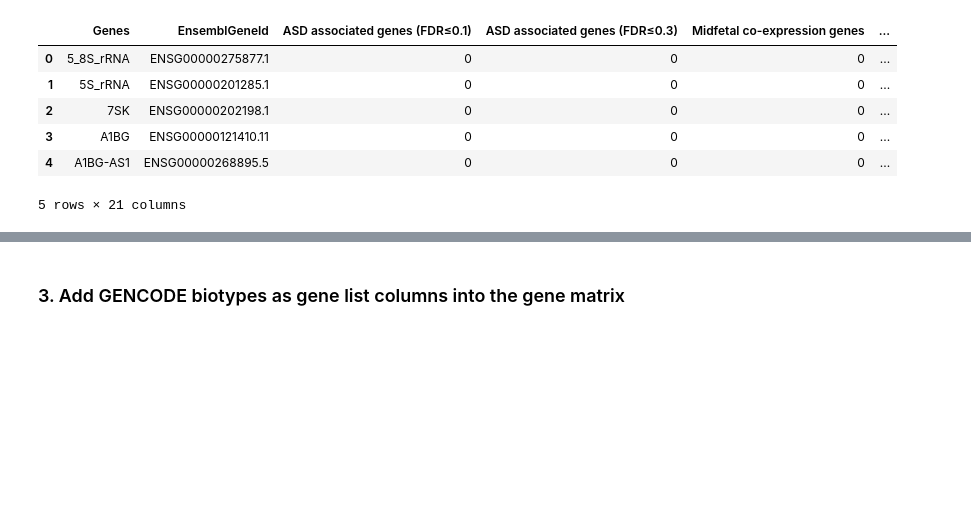
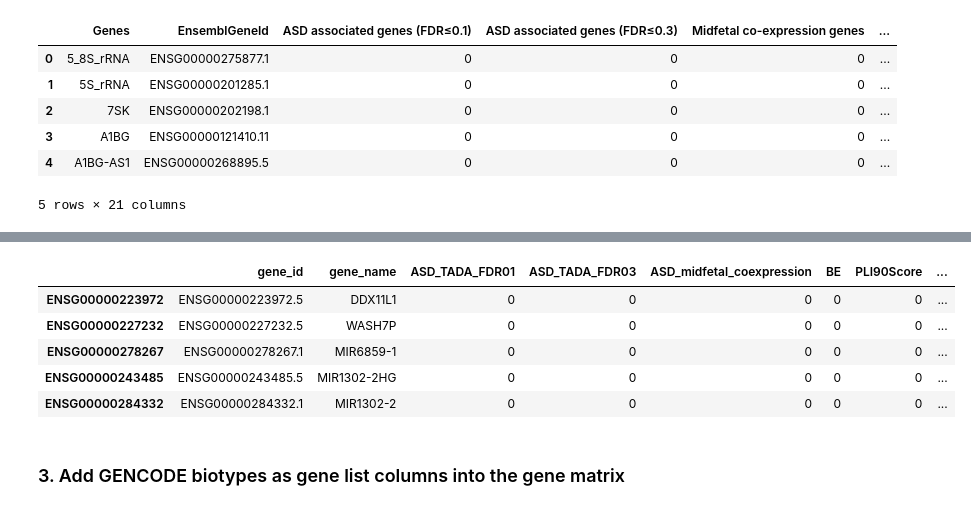
Before and after one commit to joonan-lab/gene-mat-recipe, a Jupyter notebook: src/recipe.ipynb, the cells around one changed output, grey strips where cells are left out. Cells and saved outputs as stored; diff of their text form; code cells hidden in the pictures; blank space fills up the shorter version.

Commit message:
Update the recipe: previous gene matrix, GENCODE biotype, 102 ASD, 299 DDD, HI genes from gnomAD

```diff
--- a/src/recipe.ipynb
+++ b/src/recipe.ipynb
@@ -15,18 +13,25 @@ from collections import defaultdict
 project_dir = os.path.dirname(os.path.abspath('.'))
 conf_dir = os.path.join(project_dir, 'conf')
 path_conf_path = os.path.join(conf_dir, 'filepaths.yaml')
+gene_list_conf_path = os.path.join(conf_dir, 'gene_list_names.yaml')
 gene_type_conf_path = os.path.join(conf_dir, 'gene_biotype.yaml')
 
 with open(path_conf_path) as path_conf_file:
-    path_conf = yaml.safe_load(path_conf_file)
+    path_dict = yaml.safe_load(path_conf_file)
 
-gencode_path = os.path.join(project_dir, path_conf['GENCODE'])
-prev_gene_mat_path = os.path.join(project_dir, path_conf['An2018'])
-alt_gene_list_path = os.path.join(project_dir, path_conf['An2018_ALTGENE'])
+with open(gene_list_conf_path) as gene_list_conf_file:
+    gene_list_name_dict = yaml.safe_load(gene_list_conf_file)
+
+gencode_path = os.path.join(project_dir, path_dict['GENCODE'])
+prev_gene_mat_path = os.path.join(project_dir, path_dict['An2018'])
+hgnc_path = os.path.join(project_dir, path_dict['HGNC'])
+alt_gene_list_path = os.path.join(project_dir, path_dict['An2018_ALT_GENE'])
 # %%
 # Load the data
 gencode_df = pd.read_table(gencode_path, compression='gzip', comment='#', names=['seqname', 'source', 'feature', 'start', 'end', 'score', 'strand', 'frame', 'attribute'])
-gencode_df = gencode_df[gencode_df['feature'] == 'gene']  # List up only genes
+gencode_gene_df = gencode_df[gencode_df['feature'] == 'gene']  # List up only genes
+gencode_tx_df = gencode_df[gencode_df['feature'] == 'transcript']  # List up only transcripts
+hgnc_df = pd.read_table(hgnc_path, usecols=['hgnc_id', 'symbol', 'alias_symbol', 'prev_symbol', 'ensembl_gene_id'])
 prev_gene_mat_df = pd.read_excel(prev_gene_mat_path, sheet_name='8-1 Genesets')
 # %%
 # Function to parse strings of the 'attribute' field in the GENCODE.
@@ -135,7 +148,7 @@ for i in range(len(gene_names)):
         gene_ids[i] = alt_gene_id
 
 # Remove genes in pseudoautosome regions (PAR_Y)
-prev_gene_mat_df = prev_gene_mat_df.loc[np.vectorize(lambda x: not x.endswith('_PAR_Y'))(prev_gene_mat_df['EnsemblGeneId'].values)]
+prev_gene_mat_df = prev_gene_mat_df[np.vectorize(lambda x: not x.endswith('_PAR_Y'))(prev_gene_mat_df['EnsemblGeneId'].values)]
 
 # Trim the redundant part of each ensemble gene ID and add them into the previous gene matrix
 gene_ids = np.vectorize(lambda x: x.split('.')[0])(prev_gene_mat_df['EnsemblGeneId'].values)
@@ -214,3 +165,55 @@ gene_mat_df.head()
+# %%
+# Values from the previous gene matrix
+prev_gene_mat_values = prev_gene_mat_df.values
+prev_gene_mat_cols = prev_gene_mat_df.columns.values
+col_idx_dict = {colname: i for i, colname in enumerate(prev_gene_mat_cols)}
+
+# Get values from the previous gene matrix and store as dictionary
+prev_gene_mat_dict = {}  # Key: gene ID, Value: a dictionary for values of one row in the previous gene matrix
+
+for prev_gene_vals in prev_gene_mat_values:
+    gene_val_dict = {}
+
+    for colname in prev_gene_mat_cols:
+        gene_list_name = gene_list_name_dict.get(colname)
+
+        if gene_list_name is not None:  # If None, this column is not for gene lists.
+            prev_gene_list_name = colname
+            gene_val_dict[gene_list_name] = prev_gene_vals[col_idx_dict[prev_gene_list_name]]
+
+    gene_id = prev_gene_vals[col_idx_dict['GeneID']]
+    same_gene_dict = prev_gene_mat_dict.get(gene_id)
+
+    if same_gene_dict is not None:
+        for gene_list_name in gene_val_dict:
+            gene_val_dict[gene_list_name] |= same_gene_dict[gene_list_name]
+
+    prev_gene_mat_dict[gene_id] = gene_val_dict
+
+# Make a dictionary for the new gene matrix
+new_gene_mat_dict = {}
+
+for gene_id in gene_to_attr_dict:
+    gene_val_dict = prev_gene_mat_dict.get(gene_id, dict())
+    gene_val_dict['gene_id'] = gene_to_attr_dict[gene_id]['ID']
+    gene_val_dict['gene_name'] = gene_to_attr_dict[gene_id]['gene_name']
+    new_gene_mat_dict[gene_id] = gene_val_dict
+
+# Make a DataFrame for the new gene matrix
+gene_mat_df = pd.DataFrame.from_dict(new_gene_mat_dict, orient='index')
+gene_mat_cols = list(gene_mat_df.columns.values)
+gene_mat_cols = gene_mat_cols[-2:] + gene_mat_cols[:-2]
+gene_mat_df = gene_mat_df[gene_mat_cols]
+gene_mat_df.fillna(0, inplace=True)
+gene_mat_df = gene_mat_df.astype({gene_list_col: 'int64' for gene_list_col in gene_mat_cols[2:]})
+gene_mat_df.head()
+# %% [output]
+|  | gene_id | gene_name | ASD_TADA_FDR01 | ASD_TADA_FDR03 | ASD_midfetal_coexpression | BE | PLI90Score | ... |
+| ENSG00000223972 | ENSG00000223972.5 | DDX11L1 | 0 | 0 | 0 | 0 | 0 | ... |
+| ENSG00000227232 | ENSG00000227232.5 | WASH7P | 0 | 0 | 0 | 0 | 0 | ... |
+| ENSG00000278267 | ENSG00000278267.1 | MIR6859-1 | 0 | 0 | 0 | 0 | 0 | ... |
+| ENSG00000243485 | ENSG00000243485.5 | MIR1302-2HG | 0 | 0 | 0 | 0 | 0 | ... |
+| ENSG00000284332 | ENSG00000284332.1 | MIR1302-2 | 0 | 0 | 0 | 0 | 0 | ... |
 # %% [markdown]
 ### 3. Add GENCODE biotypes as gene list columns into the gene matrix
 # %%
```
Also changed, not shown: parts of 12 cells of this notebook.
